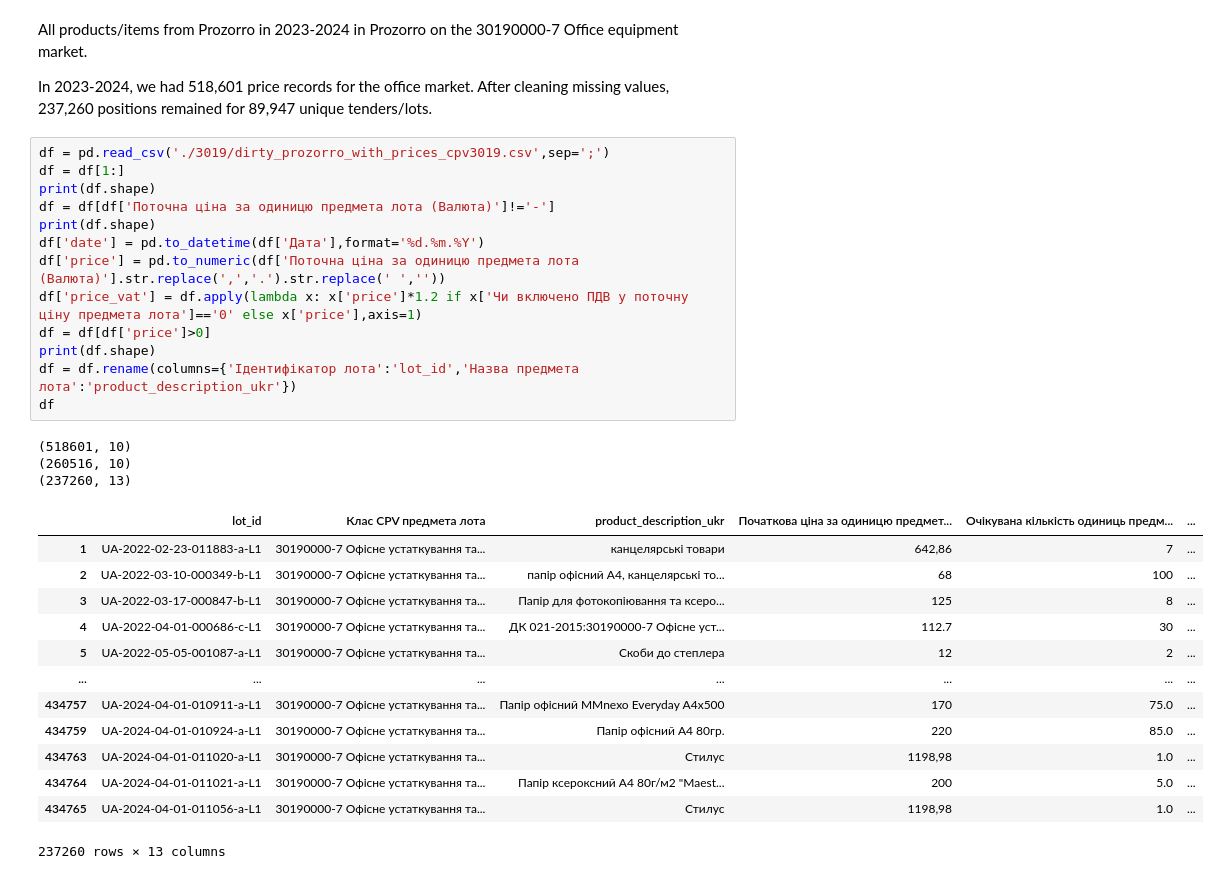
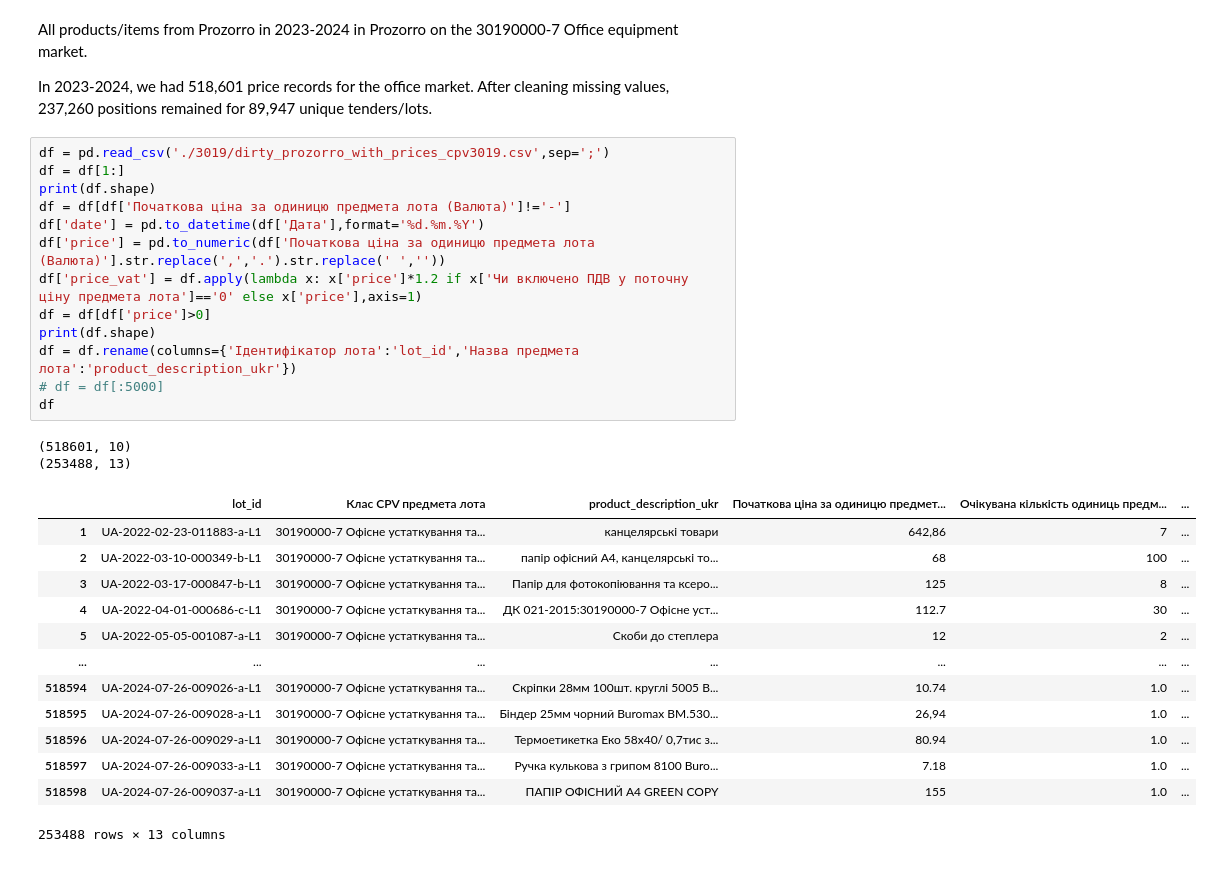
Before and after one commit to KSE-Team/prozorro-scu, a Jupyter notebook: prozorro_scu_clustering.ipynb, the cells around one changed output. Saved outputs shown, nothing was run; the diff lists cells and outputs as text.

```diff
--- a/prozorro_scu_clustering.ipynb
+++ b/prozorro_scu_clustering.ipynb
@@ -31,31 +31,30 @@ In 2023-2024, we had 518,601 price records for the office market. After cleaning
 # %%
 df = pd.read_csv('./3019/dirty_prozorro_with_prices_cpv3019.csv',sep=';')
 df = df[1:]
 print(df.shape)
-df = df[df['Поточна ціна за одиницю предмета лота (Валюта)']!='-']
-print(df.shape)
+df = df[df['Початкова ціна за одиницю предмета лота (Валюта)']!='-']
 df['date'] = pd.to_datetime(df['Дата'],format='%d.%m.%Y')
-df['price'] = pd.to_numeric(df['Поточна ціна за одиницю предмета лота (Валюта)'].str.replace(',','.').str.replace(' ',''))
+df['price'] = pd.to_numeric(df['Початкова ціна за одиницю предмета лота (Валюта)'].str.replace(',','.').str.replace(' ',''))
 df['price_vat'] = df.apply(lambda x: x['price']*1.2 if x['Чи включено ПДВ у поточну ціну предмета лота']=='0' else x['price'],axis=1)
 df = df[df['price']>0]
 print(df.shape)
 df = df.rename(columns={'Ідентифікатор лота':'lot_id','Назва предмета лота':'product_description_ukr'})
+# df = df[:5000]
 df
 # %% [output]
 (518601, 10)
-(260516, 10)
-(237260, 13)
+(253488, 13)
 |  | lot_id | Клас CPV предмета лота | product_description_ukr | Початкова ціна за одиницю предмет... | Очікувана кількість одиниць предм... | ... |
 | 1 | UA-2022-02-23-011883-a-L1 | 30190000-7 Офісне устаткування та... | канцелярські товари | 642,86 | 7 | ... |
 | 2 | UA-2022-03-10-000349-b-L1 | 30190000-7 Офісне устаткування та... | папір офісний А4, канцелярські то... | 68 | 100 | ... |
 | 3 | UA-2022-03-17-000847-b-L1 | 30190000-7 Офісне устаткування та... | Папір для фотокопіювання та ксеро... | 125 | 8 | ... |
 | 4 | UA-2022-04-01-000686-c-L1 | 30190000-7 Офісне устаткування та... | ДК 021-2015:30190000-7 Офісне уст... | 112.7 | 30 | ... |
 | 5 | UA-2022-05-05-001087-a-L1 | 30190000-7 Офісне устаткування та... | Скоби до степлера | 12 | 2 | ... |
 | ... | ... | ... | ... | ... | ... | ... |
-| 434757 | UA-2024-04-01-010911-a-L1 | 30190000-7 Офісне устаткування та... | Папір офісний MMnexo Everyday А4х500 | 170 | 75.0 | ... |
-| 434759 | UA-2024-04-01-010924-a-L1 | 30190000-7 Офісне устаткування та... | Папір офісний А4 80гр. | 220 | 85.0 | ... |
-| 434763 | UA-2024-04-01-011020-a-L1 | 30190000-7 Офісне устаткування та... | Стилус | 1198,98 | 1.0 | ... |
-| 434764 | UA-2024-04-01-011021-a-L1 | 30190000-7 Офісне устаткування та... | Папір ксероксний А4 80г/м2 "Maest... | 200 | 5.0 | ... |
-| 434765 | UA-2024-04-01-011056-a-L1 | 30190000-7 Офісне устаткування та... | Стилус | 1198,98 | 1.0 | ... |
+| 518594 | UA-2024-07-26-009026-a-L1 | 30190000-7 Офісне устаткування та... | Скріпки 28мм 100шт. круглі 5005 B... | 10.74 | 1.0 | ... |
+| 518595 | UA-2024-07-26-009028-a-L1 | 30190000-7 Офісне устаткування та... | Біндер 25мм чорний Buromax BM.530... | 26,94 | 1.0 | ... |
+| 518596 | UA-2024-07-26-009029-a-L1 | 30190000-7 Офісне устаткування та... | Термоетикетка Еко 58х40/ 0,7тис з... | 80.94 | 1.0 | ... |
+| 518597 | UA-2024-07-26-009033-a-L1 | 30190000-7 Офісне устаткування та... | Ручка кулькова з грипом 8100 Buro... | 7.18 | 1.0 | ... |
+| 518598 | UA-2024-07-26-009037-a-L1 | 30190000-7 Офісне устаткування та... | ПАПІР ОФІСНИЙ A4 GREEN COPY | 155 | 1.0 | ... |
-237260 rows × 13 columns
+253488 rows × 13 columns
 # %%
```
Also changed, not shown: parts of 26 cells of this notebook.
